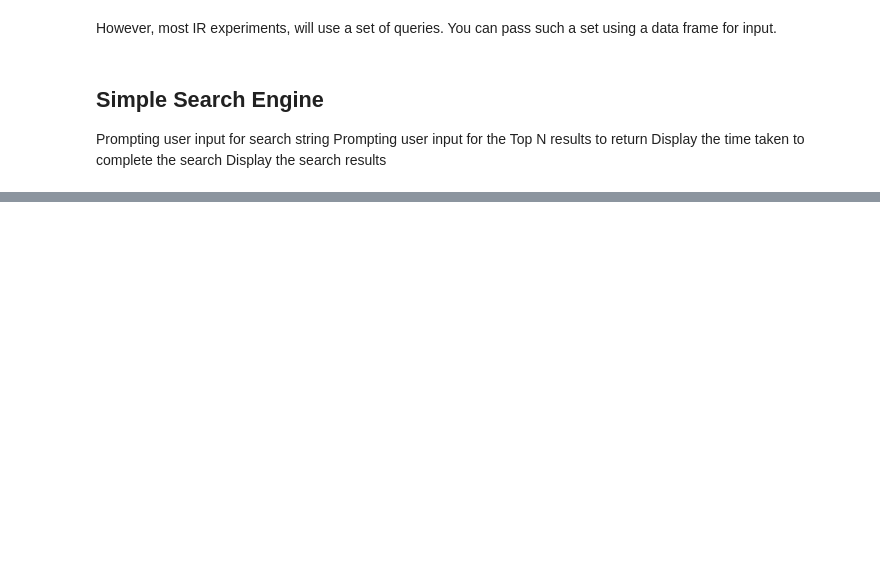
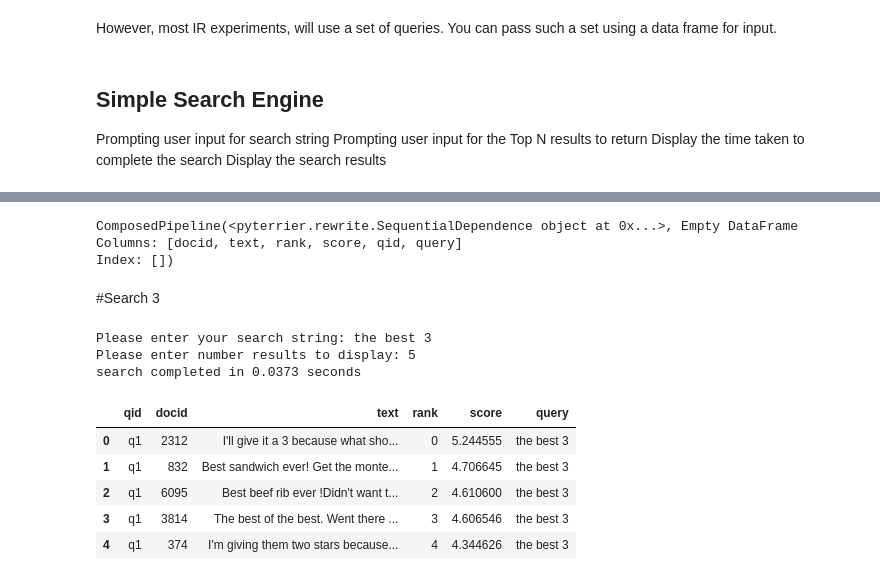
Before and after one commit to d1p013/testing, a Jupyter notebook: Assignment_Simple_Search_Engine.ipynb, the cells around one changed output, grey strips where cells are left out. Saved outputs shown, nothing was run; the diff lists cells and outputs as text; code cells hidden in the pictures; blank space fills up the shorter version.

```diff
--- a/Assignment_Simple_Search_Engine.ipynb
+++ b/Assignment_Simple_Search_Engine.ipynb
@@ -361,0 +290,31 @@ Thats the end of the indexing tutorial - you can continue with other example tut
+# %%
+pipeline
+# %% [output]
+ComposedPipeline(<pyterrier.rewrite.SequentialDependence object at 0x...>, Empty DataFrame
+Columns: [docid, text, rank, score, qid, query]
+Index: [])
+# %% [markdown]
+#Search 3
+# %%
+search_str = input("Please enter your search string: ")
+TopN = input("Please enter number results to display: ")
+Tstart = time.perf_counter()
+topics = pd.DataFrame([["q1", search_str]],columns=['qid','query'])
+results = pt.BatchRetrieve(indexref, controls={"wmodel" : "TF_IDF"}, properties={"termpipelines" : "Stopwords,PorterStemmer"}, metadata=["text"], num_results=int(TopN)).transform(topics)
+Tend = time.perf_counter()
+print(f"search completed in {Tend - Tstart:0.4f} seconds")
+
+if len(results) == 0:
+  print("no result found!")
+
+results
+# %% [output]
+Please enter your search string: the best 3
+Please enter number results to display: 5
+search completed in 0.0373 seconds
+|  | qid | docid | text | rank | score | query |
+| 0 | q1 | 2312 | I'll give it a 3 because what sho... | 0 | 5.244555 | the best 3 |
+| 1 | q1 | 832 | Best sandwich ever! Get the monte... | 1 | 4.706645 | the best 3 |
+| 2 | q1 | 6095 | Best beef rib ever !Didn't want t... | 2 | 4.610600 | the best 3 |
+| 3 | q1 | 3814 | The best of the best. Went there ... | 3 | 4.606546 | the best 3 |
+| 4 | q1 | 374 | I'm giving them two stars because... | 4 | 4.344626 | the best 3 |
```
Also changed, not shown: parts of 18 cells of this notebook.
